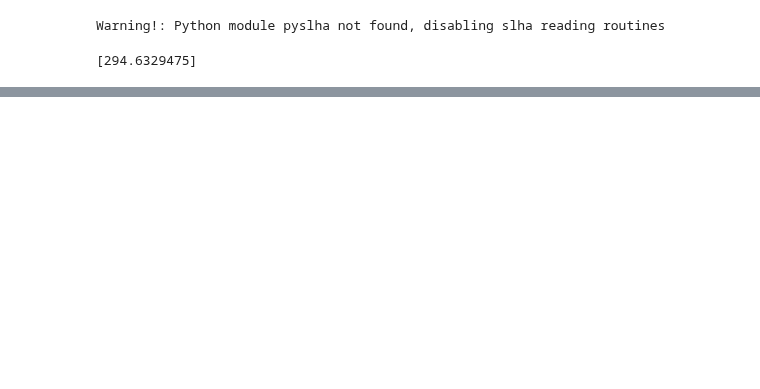
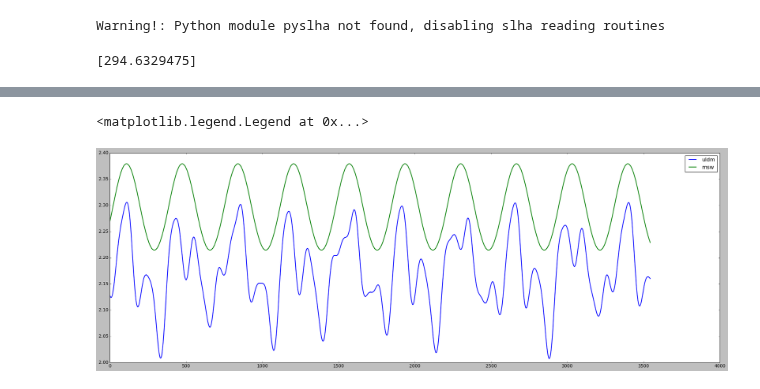
Before and after one commit to SaeedAnsarifard/NeuMod, a Jupyter notebook: Tutorial_DN.ipynb, the cells around one changed output, grey strips where cells are left out. Cells and saved outputs as stored; diff of their text form; code cells hidden in the pictures; blank space fills up the shorter version.

```diff
--- a/Tutorial_DN.ipynb
+++ b/Tutorial_DN.ipynb
@@ -157,0 +111,45 @@ plt.plot(frame_total.time_day[:,1], R_daily2[:,0] - np.mean(R_daily2[:,0]), 'go'
+# %%
+fw_total = FrameWork(threshold=4.5, bin_max=13, lat=36, efficiency_correction=True, resolution_correction=False)
+total_days = fw_total.time_day
+experiment_lat = fw_total.lat
+
+param ={'SinT12'    : 0.308,
+        'mu1'       : 0.,
+        'mu2'       : 0.0,
+        'mu3'       : 0.  ,
+        'mdm'       : 4.98 * 2e-4,
+        'alpha'     : 0.  , #0-pi
+        'eps'       : 0.  , #0-1
+        'alpha_eps' : 0.  , #0-pi
+        'M12'       : 6.9e-5 }
+
+
+msw_raw_result = fw_total.__getitem__(param)
+
+
+a_best = np.loadtxt('./Data/best_fit_8_91.txt')
+param['SinT12'] = a_best[0]
+param['M12'] = a_best[1] * 1e-5
+param['mu2'] = a_best[2]
+param['alpha'] = a_best[3]
+param['eps'] = a_best[4]
+param['alpha_eps'] = a_best[5]
+param['mdm'] = 0.8*2e-4#a_best[7] * 2e-4
+
+uldm_raw_result = fw_total.__getitem__(param)
+# %%
+exposure = ideal_exposure(experiment_lat, one_bin=False, dwontime=0)
+
+_, _, R_bin_total_ideal_msw  = bin_prediction(msw_raw_result, exposure, total_days)
+_, _, R_bin_total_ideal_uldm = bin_prediction(uldm_raw_result, exposure, total_days)
+time_bins = np.unique(exposure[:,0])
+
+plt.figure(figsize=(30,10))
+
+plt.plot(time_bins, R_bin_total_ideal_uldm[:,0], lw=2)
+plt.plot(time_bins, R_bin_total_ideal_msw[:,0], lw=2)
+
+plt.legend(['uldm', 'msw'])
+# %% [output]
+<matplotlib.legend.Legend at 0x...>
+[figure, added]
```
Also changed, not shown: parts of 12 cells of this notebook, 29 other files.
